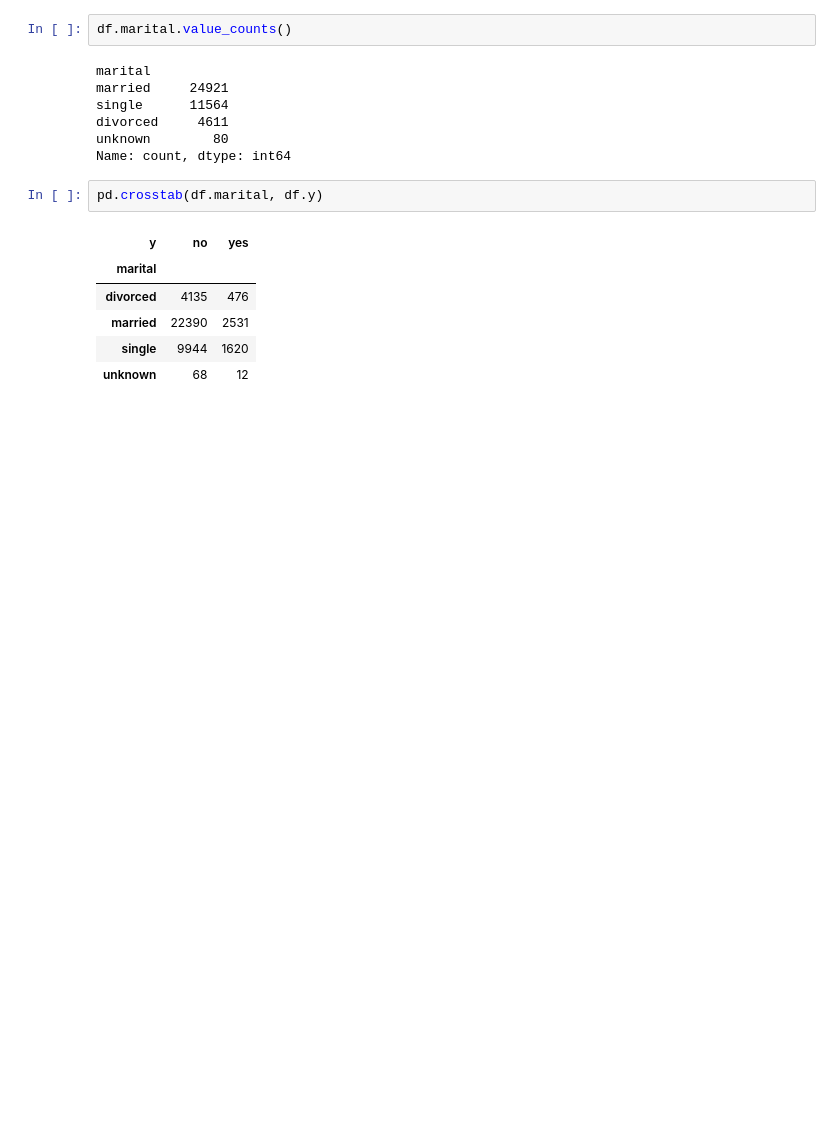
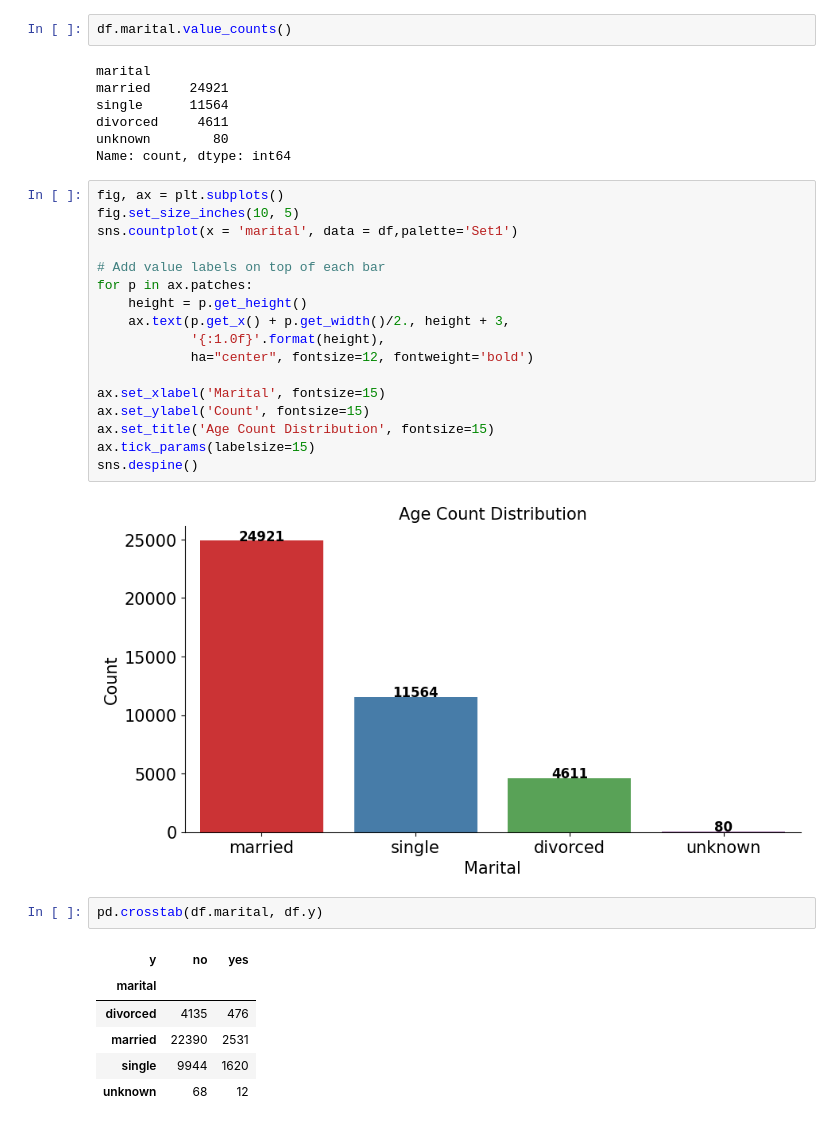
Before and after one commit to rkm7387/PORTUGES-BANK, a Jupyter notebook: portuges_bank.ipynb, the cells around one changed output. Cells and saved outputs as stored; diff of their text form; blank space fills up the shorter version.

Commit message:
Day 2: Works on features - age,job,marital,education

```diff
--- a/portuges_bank.ipynb
+++ b/portuges_bank.ipynb
@@ -326,6 +366,25 @@ single      11564
 divorced     4611
 unknown        80
 Name: count, dtype: int64
+# %%
+fig, ax = plt.subplots()
+fig.set_size_inches(10, 5)
+sns.countplot(x = 'marital', data = df,palette='Set1')
+
+# Add value labels on top of each bar
+for p in ax.patches:
+    height = p.get_height()
+    ax.text(p.get_x() + p.get_width()/2., height + 3,
+            '{:1.0f}'.format(height),
+            ha="center", fontsize=12, fontweight='bold')
+
+ax.set_xlabel('Marital', fontsize=15)
+ax.set_ylabel('Count', fontsize=15)
+ax.set_title('Age Count Distribution', fontsize=15)
+ax.tick_params(labelsize=15)
+sns.despine()
+# %% [output]
+[figure, added]
 # %%
 pd.crosstab(df.marital, df.y)
 # %% [output]
```
Also changed, not shown: parts of 20 cells of this notebook.
